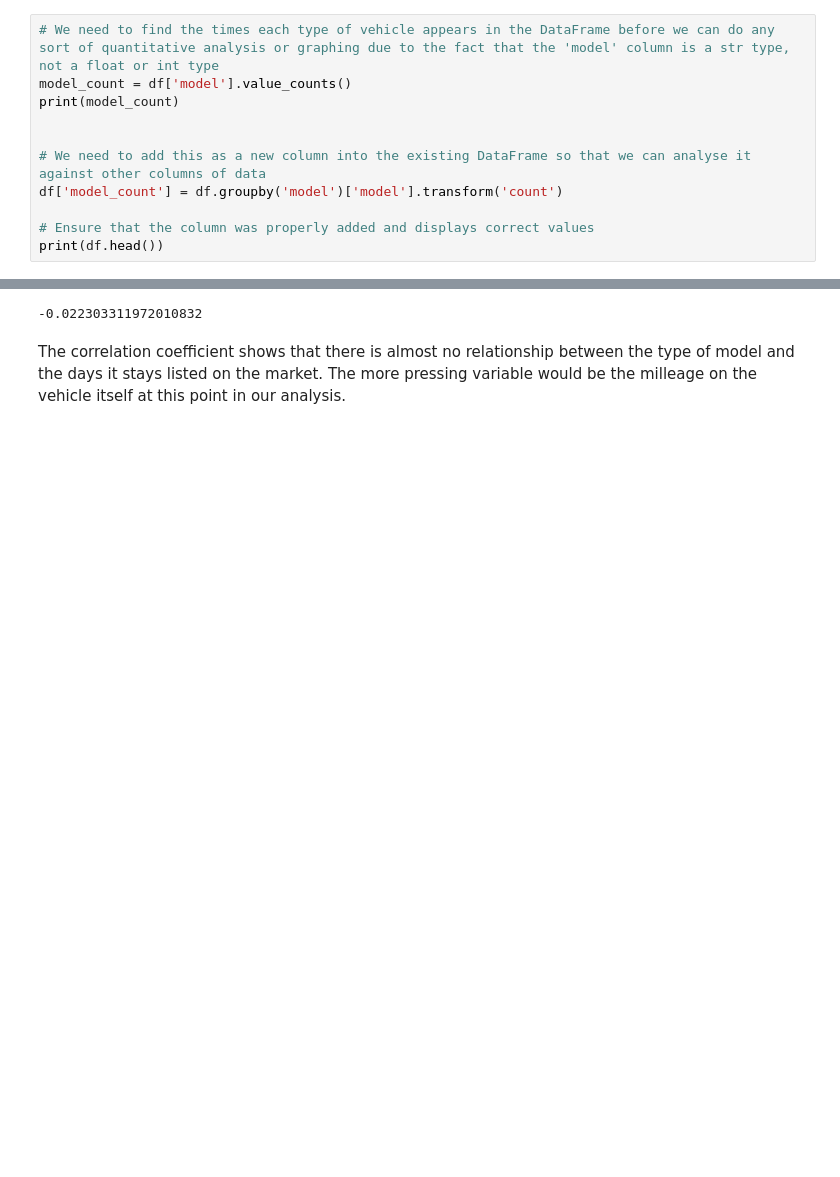
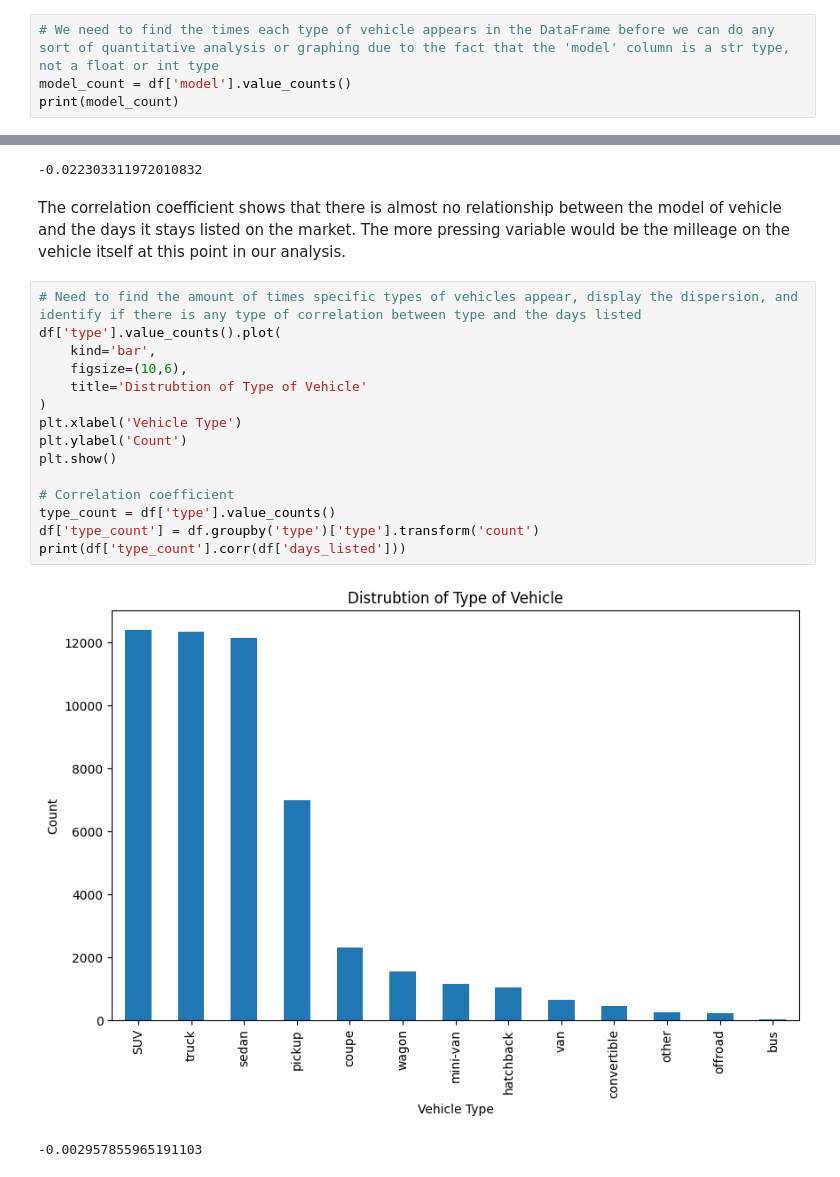
Before and after one commit to michav95/Car-Advertisement, a Jupyter notebook: Notebooks/EDA.ipynb, the cells around one changed output, grey strips where cells are left out. Cells and saved outputs as stored; diff of their text form; blank space fills up the shorter version.

```diff
--- a/Notebooks/EDA.ipynb
+++ b/Notebooks/EDA.ipynb
@@ -166,13 +194,6 @@ This suggests that milleage on a vehicle is a more significant factor for buyers
 # We need to find the times each type of vehicle appears in the DataFrame before we can do any sort of quantitative analysis or graphing due to the fact that the 'model' column is a str type, not a float or int type
 model_count = df['model'].value_counts()
 print(model_count)
-
-
-# We need to add this as a new column into the existing DataFrame so that we can analyse it against other columns of data
-df['model_count'] = df.groupby('model')['model'].transform('count')
-
-# Ensure that the column was properly added and displays correct values
-print(df.head())
 # %% [output]
 model
 ford f-150                           2796
@@ -202,4 +220,22 @@ print(correlation)
 # %% [output]
 -0.022303311972010832
 # %% [markdown]
-The correlation coefficient shows that there is almost no relationship between the type of model and the days it stays listed on the market. The more pressing variable would be the milleage on the vehicle itself at this point in our analysis.
+The correlation coefficient shows that there is almost no relationship between the model of vehicle and the days it stays listed on the market. The more pressing variable would be the milleage on the vehicle itself at this point in our analysis.
+# %%
+# Need to find the amount of times specific types of vehicles appear, display the dispersion, and identify if there is any type of correlation between type and the days listed
+df['type'].value_counts().plot(
+    kind='bar',
+    figsize=(10,6),
+    title='Distrubtion of Type of Vehicle'
+)
+plt.xlabel('Vehicle Type')
+plt.ylabel('Count')
+plt.show()
+
+# Correlation coefficient
+type_count = df['type'].value_counts()
+df['type_count'] = df.groupby('type')['type'].transform('count')
+print(df['type_count'].corr(df['days_listed']))
+# %% [output]
+[figure, added]
+-0.002957855965191103
```
Also changed, not shown: parts of 15 cells of this notebook.
